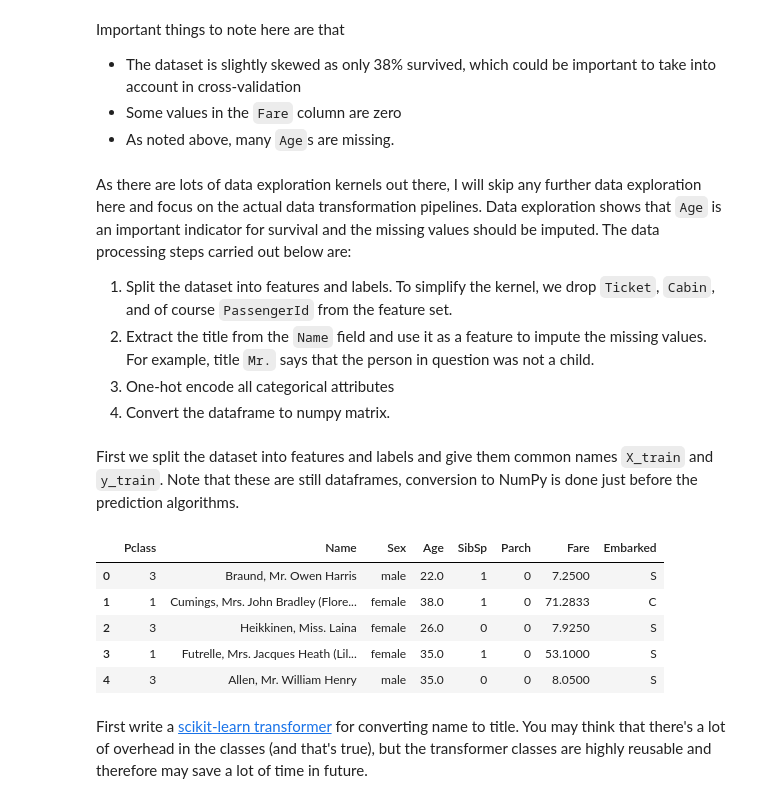
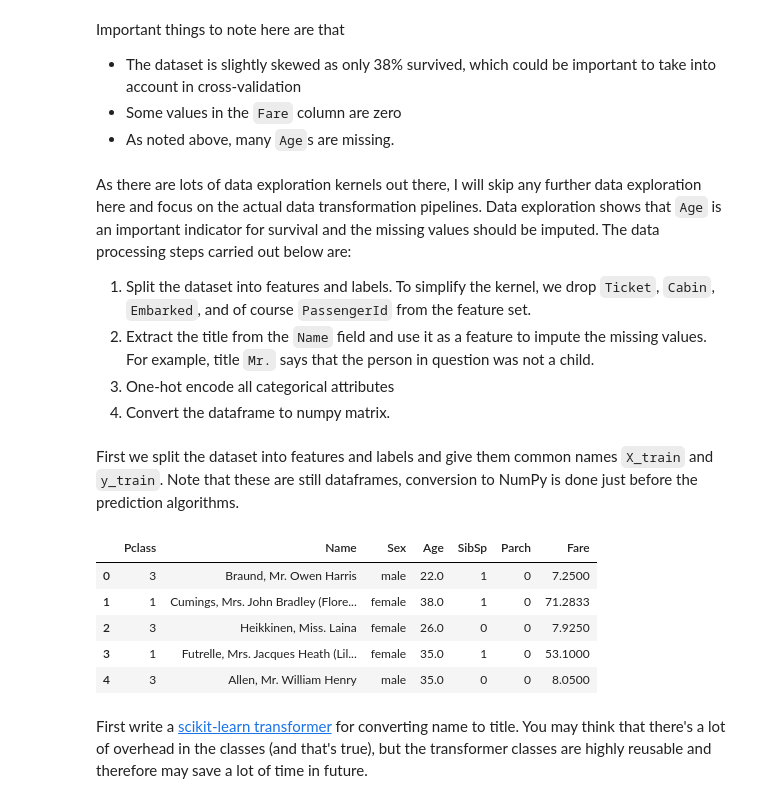
Before and after one commit to ksaaskil/machine-learning-examples, a Jupyter notebook: classification/Kaggle_Titanic_kernel.ipynb, the cells around one changed output. Cells and saved outputs as stored; diff of their text form; code cells hidden in the pictures.

```diff
--- a/classification/Kaggle_Titanic_kernel.ipynb
+++ b/classification/Kaggle_Titanic_kernel.ipynb
@@ -72,28 +72,33 @@ Important things to note here are that
 - As noted above, many `Age`s are missing.
 # %% [markdown]
 As there are lots of data exploration kernels out there, I will skip any further data exploration here and focus on the actual data transformation pipelines. Data exploration shows that `Age` is an important indicator for survival and the missing values should be imputed. The data processing steps carried out below are:
-1. Split the dataset into features and labels. To simplify the kernel, we drop `Ticket`, `Cabin`, and of course `PassengerId` from the feature set.
+1. Split the dataset into features and labels. To simplify the kernel, we drop `Ticket`, `Cabin`, `Embarked`, and of course `PassengerId` from the feature set.
 2. Extract the title from the `Name` field and use it as a feature to impute the missing values. For example, title `Mr.` says that the person in question was not a child.
 3. One-hot encode all categorical attributes
 4. Convert the dataframe to numpy matrix.
 # %% [markdown]
 First we split the dataset into features and labels and give them common names `X_train` and `y_train`. Note that these are still dataframes, conversion to NumPy is done just before the prediction algorithms.
 # %%
+def drop_unused_columns(df):
+    return df.drop(['PassengerId', 'Cabin', 'Ticket', 'Embarked'], axis=1)
+
 def to_features_and_labels(df):
     y = df['Survived'].values
-    X = df.drop(['PassengerId', 'Survived', 'Cabin', 'Ticket'], axis=1) # Copy of the original dataframe
+    X = drop_unused_columns(df)
+    X = X.drop('Survived', axis=1)
     return X, y
 
 # Assume that PassengerId and Name do not matter
 X_train, y_train = to_features_and_labels(train)
+X_test = drop_unused_columns(test)
 X_train.head()
 # %% [output]
-|  | Pclass | Name | Sex | Age | SibSp | Parch | Fare | Embarked |
-| 0 | 3 | Braund, Mr. Owen Harris | male | 22.0 | 1 | 0 | 7.2500 | S |
-| 1 | 1 | Cumings, Mrs. John Bradley (Flore... | female | 38.0 | 1 | 0 | 71.2833 | C |
-| 2 | 3 | Heikkinen, Miss. Laina | female | 26.0 | 0 | 0 | 7.9250 | S |
-| 3 | 1 | Futrelle, Mrs. Jacques Heath (Lil... | female | 35.0 | 1 | 0 | 53.1000 | S |
-| 4 | 3 | Allen, Mr. William Henry | male | 35.0 | 0 | 0 | 8.0500 | S |
+|  | Pclass | Name | Sex | Age | SibSp | Parch | Fare |
+| 0 | 3 | Braund, Mr. Owen Harris | male | 22.0 | 1 | 0 | 7.2500 |
+| 1 | 1 | Cumings, Mrs. John Bradley (Flore... | female | 38.0 | 1 | 0 | 71.2833 |
+| 2 | 3 | Heikkinen, Miss. Laina | female | 26.0 | 0 | 0 | 7.9250 |
+| 3 | 1 | Futrelle, Mrs. Jacques Heath (Lil... | female | 35.0 | 1 | 0 | 53.1000 |
+| 4 | 3 | Allen, Mr. William Henry | male | 35.0 | 0 | 0 | 8.0500 |
 # %% [markdown]
 First write a [scikit-learn transformer](http://scikit-learn.org/stable/data_transforms.html) for converting name to title. You may think that there's a lot of overhead in the classes (and that's true), but the transformer classes are highly reusable and therefore may save a lot of time in future.
 # %%
```
Also changed, not shown: parts of 16 cells of this notebook.
